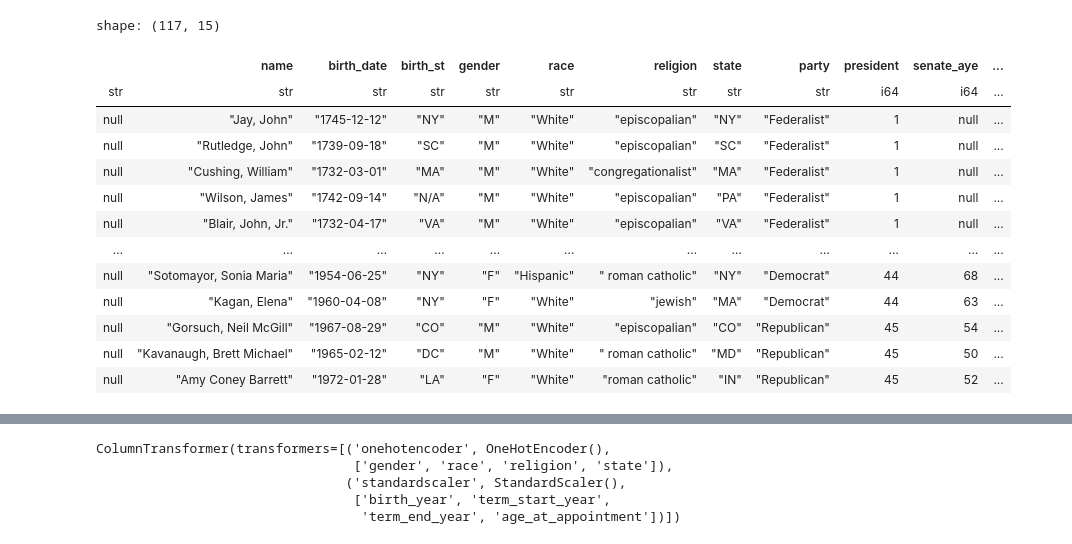
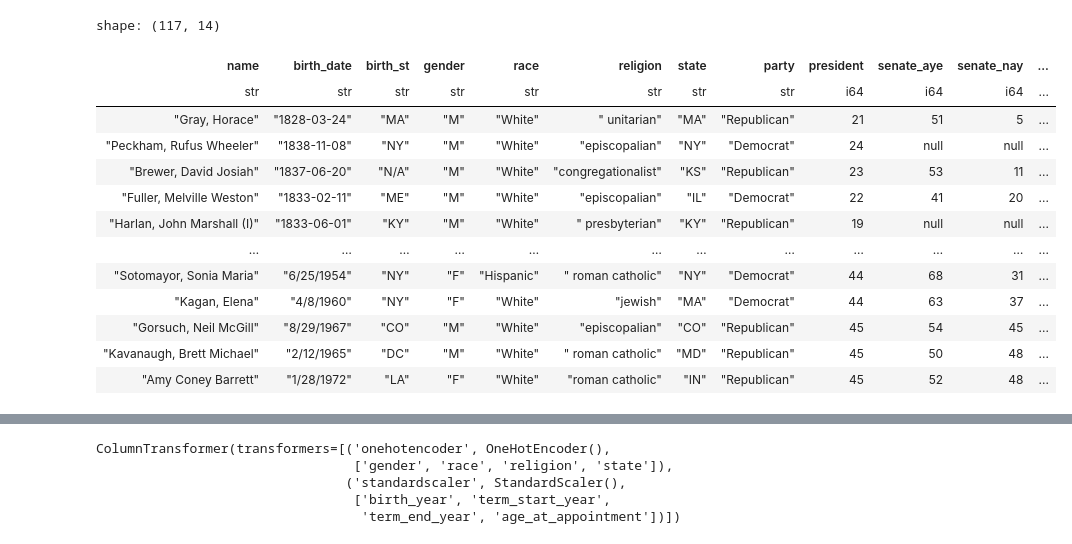
Before and after one commit to dmail5802/hackathon_competition, a Jupyter notebook: supremecourt_predictor _bunked.ipynb, the cells around one changed output, grey strips where cells are left out. Saved outputs shown, nothing was run; the diff lists cells and outputs as text; code cells hidden in the pictures.

Commit message:
supremecourt_with_visualization

```diff
--- a/supremecourt_predictor _bunked.ipynb
+++ b/supremecourt_predictor _bunked.ipynb
@@ -9,22 +9,22 @@ from sklearn.compose import make_column_transformer
 import seaborn as sns
 import numpy as np
 # %%
-(supreme_full := pl.read_csv("./data/supreme_data.csv"))
+(supreme_full := pl.read_csv("./data/supreme_data_Bunk1.csv"))
 # %% [output]
-shape: (117, 15)
+shape: (117, 14)
-|  | name | birth_date | birth_st | gender | race | religion | state | party | president | senate_aye | ... |
-| str | str | str | str | str | str | str | str | str | i64 | i64 | ... |
-| null | "Jay, John" | "1745-12-12" | "NY" | "M" | "White" | "episcopalian" | "NY" | "Federalist" | 1 | null | ... |
-| null | "Rutledge, John" | "1739-09-18" | "SC" | "M" | "White" | "episcopalian" | "SC" | "Federalist" | 1 | null | ... |
-| null | "Cushing, William" | "1732-03-01" | "MA" | "M" | "White" | "congregationalist" | "MA" | "Federalist" | 1 | null | ... |
-| null | "Wilson, James" | "1742-09-14" | "N/A" | "M" | "White" | "episcopalian" | "PA" | "Federalist" | 1 | null | ... |
-| null | "Blair, John, Jr." | "1732-04-17" | "VA" | "M" | "White" | "episcopalian" | "VA" | "Federalist" | 1 | null | ... |
+| name | birth_date | birth_st | gender | race | religion | state | party | president | senate_aye | senate_nay | ... |
+| str | str | str | str | str | str | str | str | i64 | i64 | i64 | ... |
+| "Gray, Horace" | "1828-03-24" | "MA" | "M" | "White" | " unitarian" | "MA" | "Republican" | 21 | 51 | 5 | ... |
+| "Peckham, Rufus Wheeler" | "1838-11-08" | "NY" | "M" | "White" | "episcopalian" | "NY" | "Democrat" | 24 | null | null | ... |
+| "Brewer, David Josiah" | "1837-06-20" | "N/A" | "M" | "White" | "congregationalist" | "KS" | "Republican" | 23 | 53 | 11 | ... |
+| "Fuller, Melville Weston" | "1833-02-11" | "ME" | "M" | "White" | "episcopalian" | "IL" | "Democrat" | 22 | 41 | 20 | ... |
+| "Harlan, John Marshall (I)" | "1833-06-01" | "KY" | "M" | "White" | " presbyterian" | "KY" | "Republican" | 19 | null | null | ... |
 | … | … | … | … | … | … | … | … | … | … | … | ... |
-| null | "Sotomayor, Sonia Maria" | "1954-06-25" | "NY" | "F" | "Hispanic" | " roman catholic" | "NY" | "Democrat" | 44 | 68 | ... |
-| null | "Kagan, Elena" | "1960-04-08" | "NY" | "F" | "White" | "jewish" | "MA" | "Democrat" | 44 | 63 | ... |
-| null | "Gorsuch, Neil McGill" | "1967-08-29" | "CO" | "M" | "White" | "episcopalian" | "CO" | "Republican" | 45 | 54 | ... |
-| null | "Kavanaugh, Brett Michael" | "1965-02-12" | "DC" | "M" | "White" | " roman catholic" | "MD" | "Republican" | 45 | 50 | ... |
-| null | "Amy Coney Barrett" | "1972-01-28" | "LA" | "F" | "White" | "roman catholic" | "IN" | "Republican" | 45 | 52 | ... |
+| "Sotomayor, Sonia Maria" | "6/25/1954" | "NY" | "F" | "Hispanic" | " roman catholic" | "NY" | "Democrat" | 44 | 68 | 31 | ... |
+| "Kagan, Elena" | "4/8/1960" | "NY" | "F" | "White" | "jewish" | "MA" | "Democrat" | 44 | 63 | 37 | ... |
+| "Gorsuch, Neil McGill" | "8/29/1967" | "CO" | "M" | "White" | "episcopalian" | "CO" | "Republican" | 45 | 54 | 45 | ... |
+| "Kavanaugh, Brett Michael" | "2/12/1965" | "DC" | "M" | "White" | " roman catholic" | "MD" | "Republican" | 45 | 50 | 48 | ... |
+| "Amy Coney Barrett" | "1/28/1972" | "LA" | "F" | "White" | "roman catholic" | "IN" | "Republican" | 45 | 52 | 48 | ... |
 # %%
 # extract death year from date of death and create a new column for it
 supreme_full = supreme_full.with_columns(pl.col("death_date").str.extract(r"(\d{4})").cast(pl.Int32).alias("death_year"))
```
Also changed, not shown: parts of 9 cells of this notebook.
